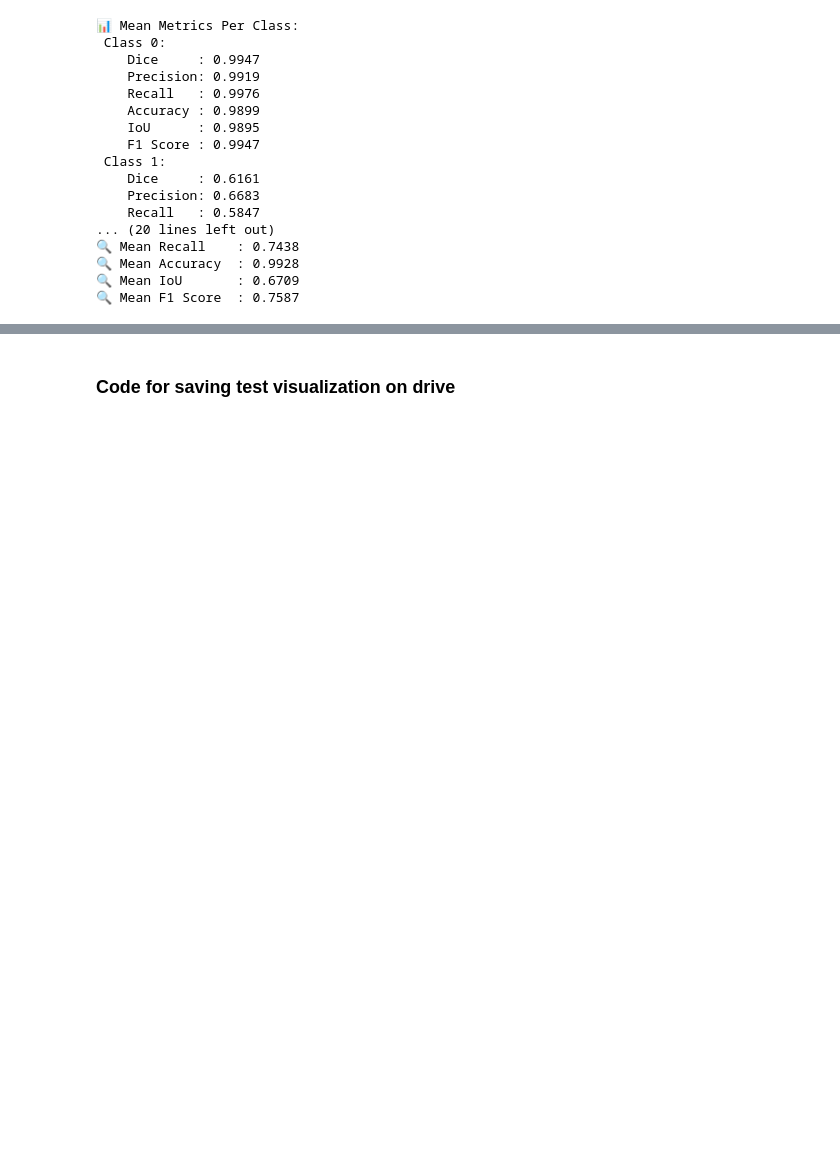
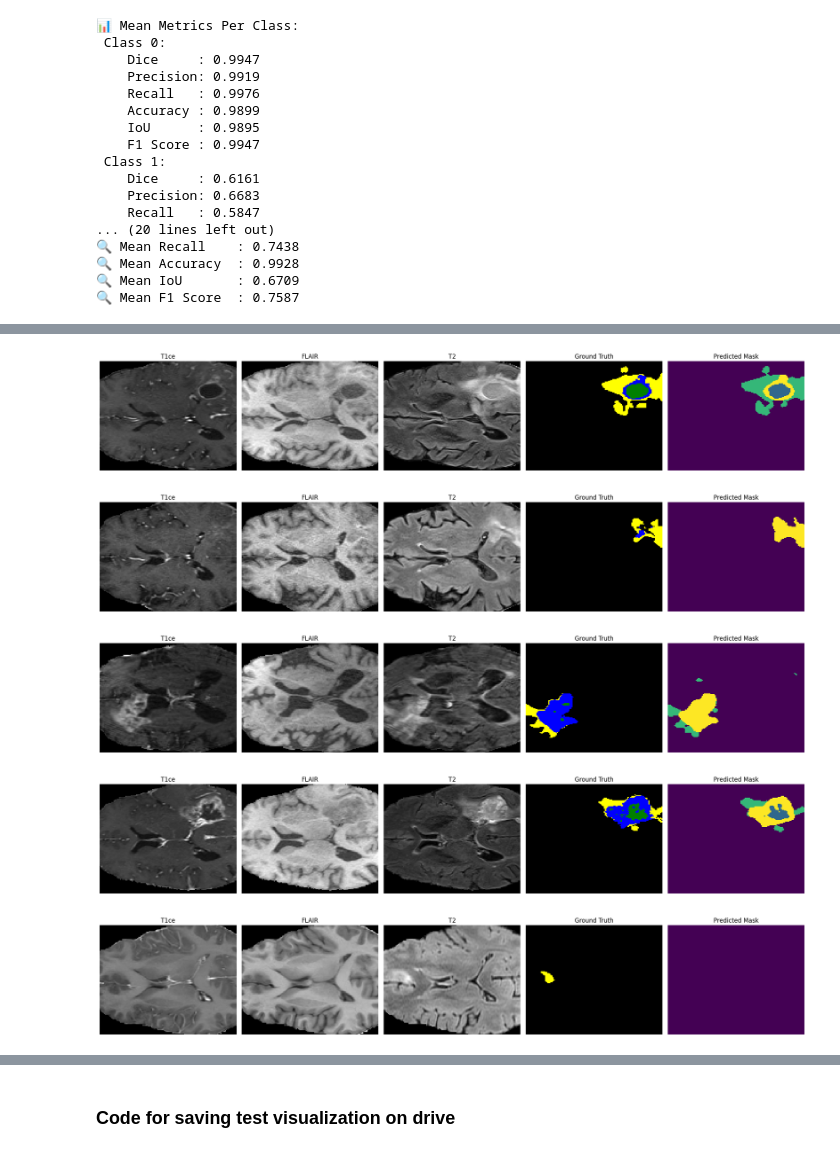
Before and after one commit to atharv-arya/3D-Brain-Tumor-Segmentation, a Jupyter notebook: 3D_Resnet.ipynb, the cells around one changed output, grey strips where cells are left out. Cells and saved outputs as stored; diff of their text form; code cells hidden in the pictures; blank space fills up the shorter version.

```diff
--- a/3D_Resnet.ipynb
+++ b/3D_Resnet.ipynb
@@ -1106,50 +1109,74 @@ plt.show()
 # %%
+import os
 import torch
 import random
 import matplotlib.pyplot as plt
 from matplotlib import colors
 
+# Path to your test set
+test_path = "/content/drive/MyDrive/DL 3D Resnet Findings/dl_data_final/test"
+
+# List patient folders
+test_patients = sorted([
+    f for f in os.listdir(test_path)
+    if not f.startswith('.') and os.path.isdir(os.path.join(test_path, f))
+])
+
+# Load dataset
+test_dataset = BraTSDataset(test_path, test_patients)
+
+# Define colormap
+cmap = colors.ListedColormap(["black", "green", "yellow", "blue"])
+bounds = [0, 1, 2, 3, 4]
+norm = colors.BoundaryNorm(bounds, cmap.N)
+
 @torch.inference_mode()
-def inference_random_test_samples(model, dataset, device="cuda", num_samples=5):
+def visualize_random_test_samples(model, dataset, device="cuda", num_samples=5):
     model.eval()
-    modality_names = ["T1ce", "FLAIR", "T2"]
-
-    # Define class colormap for tumor segmentation
-    cmap = colors.ListedColormap(["black", "green", "yellow", "blue"])
-    bounds = [0, 1, 2, 3, 4]  # Class 0 to 3
-    norm = colors.BoundaryNorm(bounds, cmap.N)
-
     for _ in range(num_samples):
         idx = random.randint(0, len(dataset) - 1)
-        X, y = dataset[idx]  # X shape: [C, D, H, W]
+        X, y = dataset[idx]  # X: [C, D, H, W]
         X = X.unsqueeze(0).to(device).float()
-        y_np = y.numpy()  # Shape: [D, H, W]
+        y_np = y.numpy()
 
-        # Predict with model
+        # Predict
         with torch.autocast(device_type=device):
             output = model(X)
-            pred = torch.argmax(output, dim=1).squeeze().cpu().numpy()
+        pred = torch.argmax(output, dim=1).squeeze().cpu().numpy()
 
-        mid_slice = y_np.shape[0] // 2  # middle slice
+        # Use sagittal slice
+        mid_slice = 64
 
-        fig, axs = plt.subplots(1, 5, figsize=(20, 6))
+        fig, ax = plt.subplots(1, 5, figsize=(20, 6))
 
-        # Show T1ce, FLAIR, T2 (index 2, 0, 3 based on modality order)
-        axs[0].imshow(X[0, 2, mid_slice].cpu(), cmap="gray")
-        axs[0].set_title("T1ce")
-        axs[1].imshow(X[0, 0, mid_slice].cpu(), cmap="gray")
-        axs[1].set_title("FLAIR")
-        axs[2].imshow(X[0, 3, mid_slice].cpu(), cmap="gray")
-        axs[2].set_title("T2")
+        # Modalities: T1ce (0), FLAIR (1), T2 (2)
+        ax[0].imshow(X[0, 0, :, :, mid_slice].cpu(), cmap="gray", interpolation="none", aspect=0.8)
+        ax[0].set_title("T1ce")
 
-        # Ground truth and prediction masks
-        axs[3].imshow(y_np[mid_slice], cmap=cmap, norm=norm)
-        axs[3].set_title("Ground Truth (All Classes)")
-        axs[4].imshow(pred[mid_slice], cmap=cmap, norm=norm)
-        axs[4].set_title("Predicted Mask")
+        ax[1].imshow(X[0, 1, :, :, mid_slice].cpu(), cmap="gray", interpolation="none", aspect=0.8)
+        ax[1].set_title("FLAIR")
 
-        for ax in axs:
-            ax.axis("off")
+        ax[2].imshow(X[0, 2, :, :, mid_slice].cpu(), cmap="gray", interpolation="none", aspect=0.8)
+        ax[2].set_title("T2")
+
+        # Ground Truth and Prediction
+        ax[3].imshow(y_np[:, :, mid_slice], cmap=cmap, norm=norm, interpolation="none", aspect=0.8)
+        ax[3].set_title("Ground Truth")
+
+        ax[4].imshow(pred[:, :, mid_slice], cmap="viridis", interpolation="none", aspect=0.8)
+        ax[4].set_title("Predicted Mask")
+
+        for a in ax:
+            a.axis("off")
 
         plt.tight_layout()
         plt.show()
+
+# Run visualization
+visualize_random_test_samples(model, test_dataset, device="cuda", num_samples=5)
+# %% [output]
+[figure, added]
+[figure, added]
+[figure, added]
+[figure, added]
+[figure, added]
```
Also changed, not shown: parts of 13 cells of this notebook.
